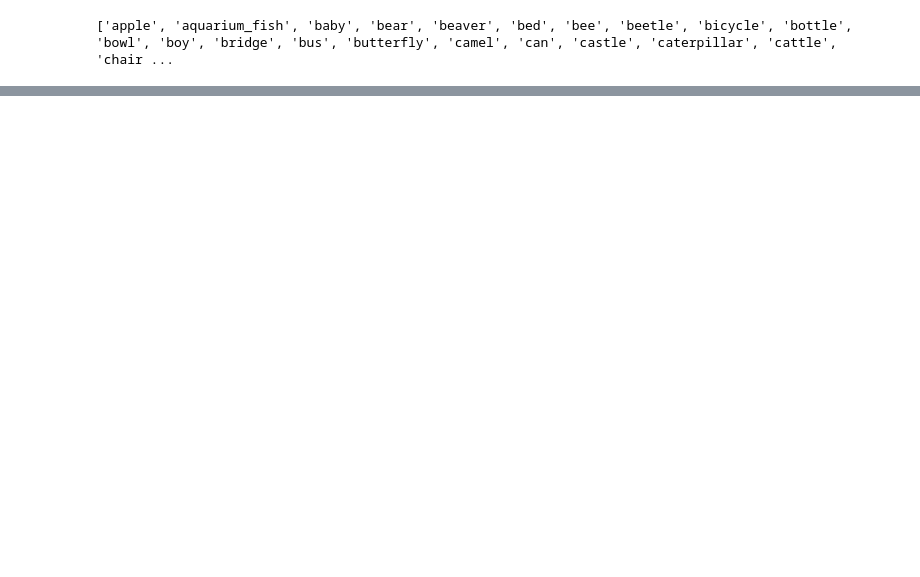
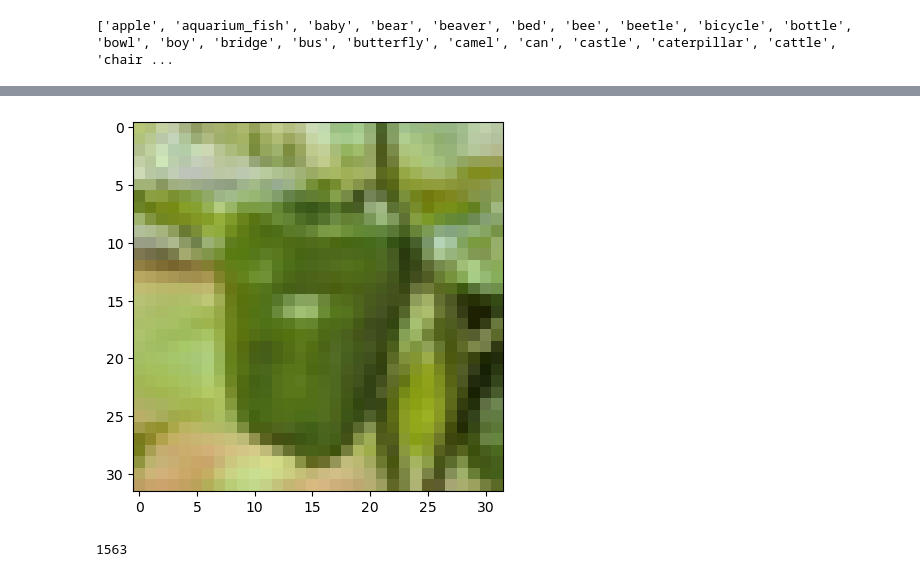
Before and after one commit to GaldanTheSneaky/food-not-food, a Jupyter notebook: food_not_food.ipynb, the cells around one changed output, grey strips where cells are left out. Cells and saved outputs as stored; diff of their text form; code cells hidden in the pictures; blank space fills up the shorter version.

```diff
--- a/food_not_food.ipynb
+++ b/food_not_food.ipynb
@@ -64,0 +55,8 @@ can   man   bus   tulip caterpillar train table can   dinosaur poppy plain fores
+# %%
+imshow(images[1])
+# %% [output]
+[figure, added]
+# %%
+len(cifar_train_loader)
+# %% [output]
+1563
```
Also changed, not shown: parts of 6 cells of this notebook.
